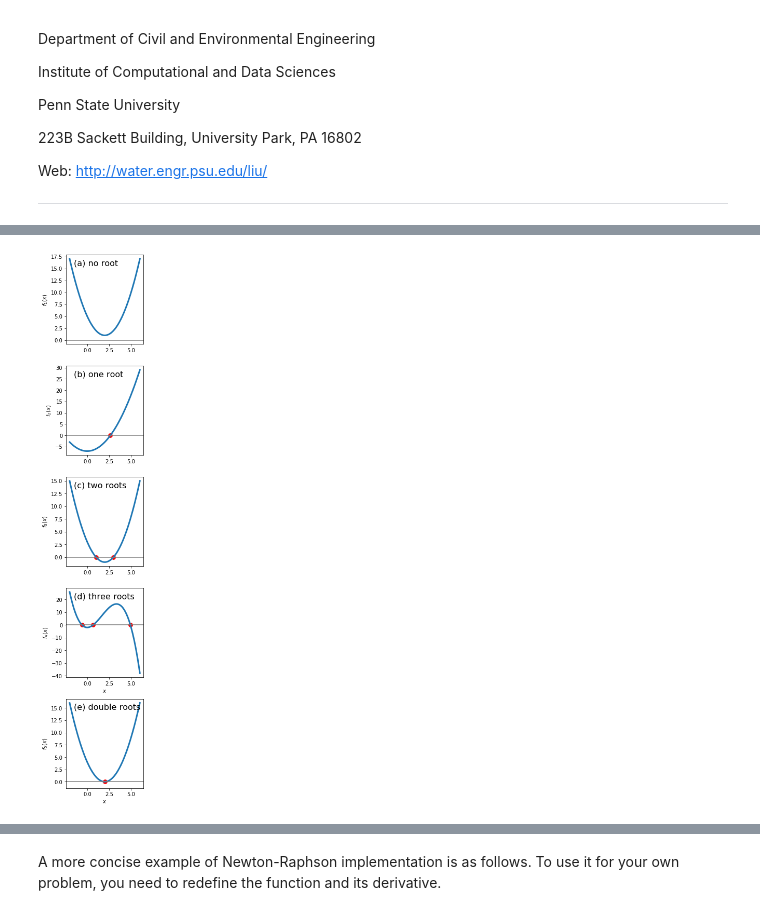
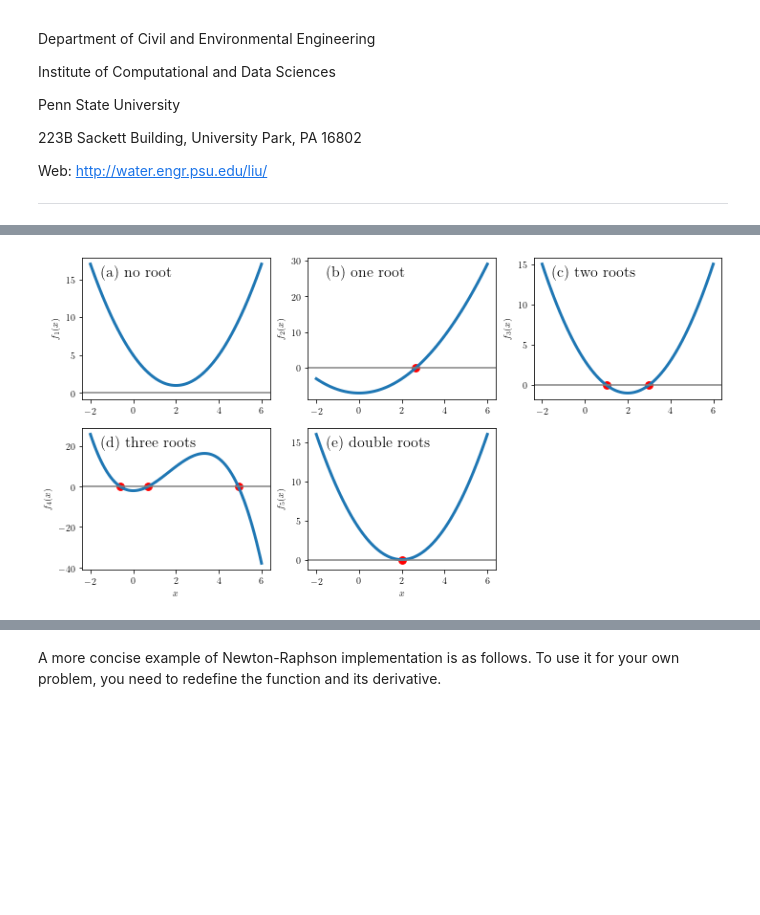
Before and after one commit to psu-efd/Computing-in-CEE, a Jupyter notebook: chapter_2_root_finding/root_finding_methods/root_finding_methods.ipynb, the cells around one changed output, grey strips where cells are left out. Drawn from its saved outputs; the diff is of its cells as text; code cells hidden in the pictures; blank space fills up the shorter version.

```diff
--- a/chapter_2_root_finding/root_finding_methods/root_finding_methods.ipynb
+++ b/chapter_2_root_finding/root_finding_methods/root_finding_methods.ipynb
@@ -112,6 +167,9 @@ import preamble
 import numpy as np
 from scipy import optimize
 import matplotlib.pyplot as plt
+
+plt.rc('text', usetex=True)  #allow the use of Latex for math expressions and equations
+plt.rc('font', family='serif') #specify the default font family to be "serif"
 
 #define the polynomial function whose coefficients
 #are optional parameters
@@ -125,62 +183,63 @@ def fun3(x):
     return  (x-2) ** 2 - 1.0
 
 def fun4(x):
     return  -(x)**3 + 5.0*x**2-2
 
 def fun5(x):
     return  (x-2) ** 2
 
 #find the roots with the "root" function in scipy
-#sol1 = optimize.root(fun1,[-0.5, 1.0, 2.5])  #initial guesses are x=-0.5, 1.0, and 2.5.
-#print(sol1.x)
-#print(fun(sol1.x))
 sol2 = optimize.root(fun2,[2.0])
 sol3 = optimize.root(fun3,[1.0, 3.0])
 sol4 = optimize.root(fun4,[-1.0, 1.0, 5.0])
 sol5 = optimize.root(fun5,[2.0])
 
-fig, ax = plt.subplots(5,1,figsize=(3,15))
+fig, ax = plt.subplots(2,3,figsize=(12,6))
 
 #plot the function
 x = np.linspace(-2, 6, 100)
-ax[0].plot(x, fun1(x), label=r'$f_1(x)$', lw=3)
-ax[0].set_ylabel(r"$f_1(x)$")
-ax[0].axhline(0, color='gray', lw=1.5)
+ax[0,0].plot(x, fun1(x), label=r'$f_1(x)$', lw=3)
+ax[0,0].set_ylabel(r"$f_1(x)$")
+ax[0,0].axhline(0, color='gray', lw=1.5)
 
-ax[1].plot(x, fun2(x), label=r'$f_2(x)$', lw=3)
-ax[1].axhline(0, color='gray', lw=1.5)
-ax[1].set_ylabel(r"$f_2(x)$")
+ax[0,1].plot(x, fun2(x), label=r'$f_2(x)$', lw=3)
+ax[0,1].axhline(0, color='gray', lw=1.5)
+ax[0,1].set_ylabel(r"$f_2(x)$")
 
-ax[2].plot(x, fun3(x), label=r'$f_3(x)$', lw=3)
-ax[2].axhline(0, color='gray', lw=1.5)
-ax[2].set_ylabel(r"$f_3(x)$")
+ax[0,2].plot(x, fun3(x), label=r'$f_3(x)$', lw=3)
+ax[0,2].axhline(0, color='gray', lw=1.5)
+ax[0,2].set_ylabel(r"$f_3(x)$")
 
-ax[3].plot(x, fun4(x), label=r'$f_4(x)$', lw=3)
-ax[3].axhline(0, color='gray', lw=1.5)
-ax[3].set_xlabel(r"$x$")
-ax[3].set_ylabel(r"$f_4(x)$")
+ax[1,0].plot(x, fun4(x), label=r'$f_4(x)$', lw=3)
+ax[1,0].axhline(0, color='gray', lw=1.5)
+ax[1,0].set_xlabel(r"$x$")
+ax[1,0].set_ylabel(r"$f_4(x)$")
 
-ax[4].plot(x, fun5(x), label=r'$f_5(x)$', lw=3)
-ax[4].axhline(0, color='gray', lw=1.5)
-ax[4].set_xlabel(r"$x$")
-ax[4].set_ylabel(r"$f_5(x)$")
+ax[1,1].plot(x, fun5(x), label=r'$f_5(x)$', lw=3)
+ax[1,1].axhline(0, color='gray', lw=1.5)
+ax[1,1].set_xlabel(r"$x$")
+ax[1,1].set_ylabel(r"$f_5(x)$")
 
 #plot the roots as scatter
 #ax[0].scatter(sol1.x, fun(sol1.x), color="red",s=60, label=r'roots')
-ax[1].scatter(sol2.x, fun2(sol2.x), color="red",s=60, label=r'roots')
-ax[2].scatter(sol3.x, fun3(sol3.x), color="red",s=60, label=r'roots')
-ax[3].scatter(sol4.x, fun4(sol4.x), color="red",s=60, label=r'roots')
-ax[4].scatter(sol5.x, fun5(sol5.x), color="red",s=60, label=r'roots')
+ax[0,1].scatter(sol2.x, fun2(sol2.x), color="red",s=60, label=r'roots')
+ax[0,2].scatter(sol3.x, fun3(sol3.x), color="red",s=60, label=r'roots')
+ax[1,0].scatter(sol4.x, fun4(sol4.x), color="red",s=60, label=r'roots')
+ax[1,1].scatter(sol5.x, fun5(sol5.x), color="red",s=60, label=r'roots')
 
-ax[0].text(0.1, 0.95, '(a) no root', transform=ax[0].transAxes, fontsize=16, va='top')
-ax[1].text(0.1, 0.95, '(b) one root', transform=ax[1].transAxes, fontsize=16, va='top')
-ax[2].text(0.1, 0.95, '(c) two roots', transform=ax[2].transAxes, fontsize=16, va='top')
-ax[3].text(0.1, 0.95, '(d) three roots', transform=ax[3].transAxes, fontsize=16, va='top')
-ax[4].text(0.1, 0.95, '(e) double roots', transform=ax[4].transAxes, fontsize=16, va='top')
+ax[0,0].text(0.1, 0.95, '(a) no root', transform=ax[0,0].transAxes, fontsize=16, va='top')
+ax[0,1].text(0.1, 0.95, '(b) one root', transform=ax[0,1].transAxes, fontsize=16, va='top')
+ax[0,2].text(0.1, 0.95, '(c) two roots', transform=ax[0,2].transAxes, fontsize=16, va='top')
+ax[1,0].text(0.1, 0.95, '(d) three roots', transform=ax[1,0].transAxes, fontsize=16, va='top')
+ax[1,1].text(0.1, 0.95, '(e) double roots', transform=ax[1,1].transAxes, fontsize=16, va='top')
 
+#remove the empty subplot on the lower left corner.
+fig.delaxes(ax.flatten()[5])
 
-plt.tight_layout()
+#save the plot to file
+#plt.savefig("graphical_root_finding.png",dpi=300, bbox_inches='tight', pad_inches=0)
 
+#show the plot
 plt.show()
 # %% [output]
-[figure, old version]
+[figure, new version]
```
Also changed, not shown: parts of 25 cells of this notebook, 29 other files.
